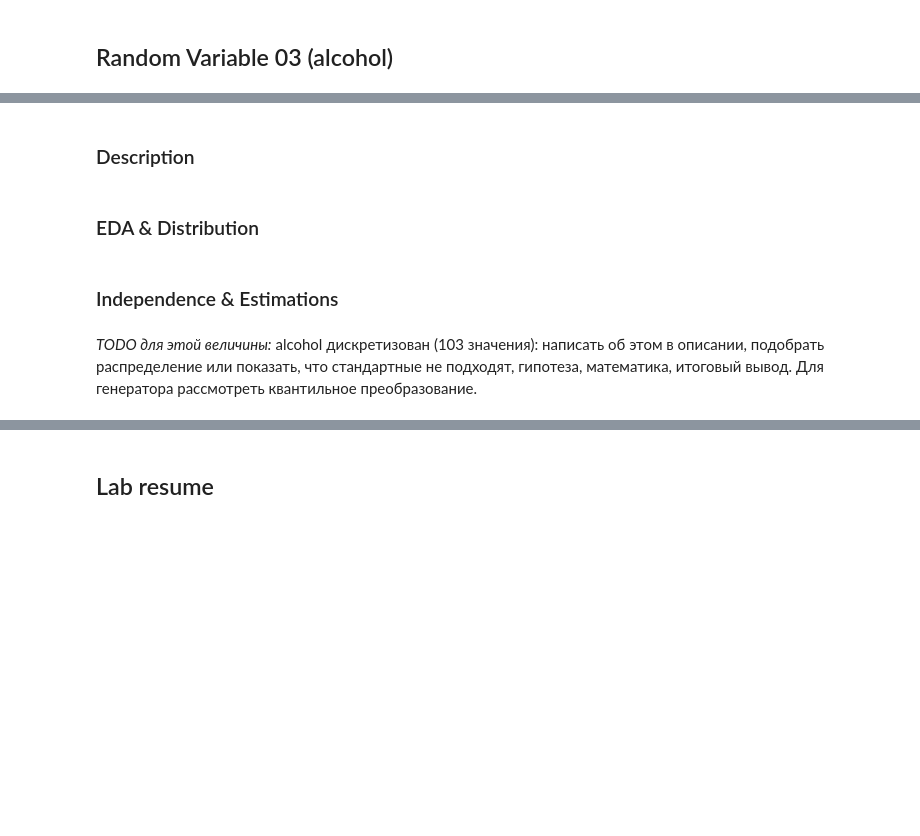
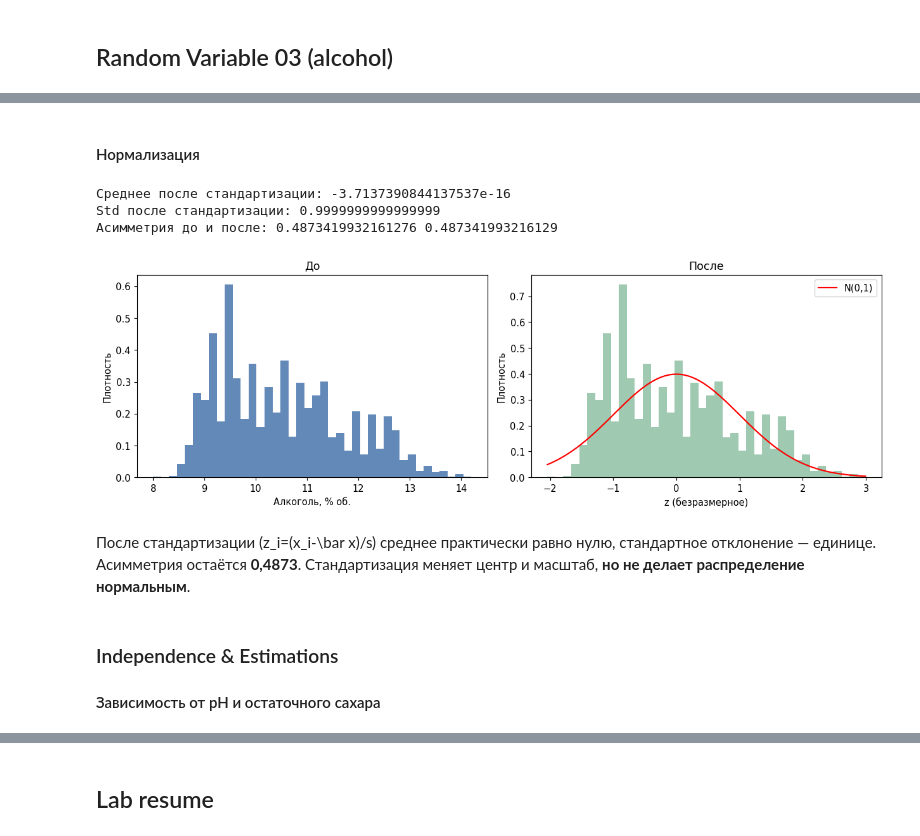
Before and after one commit to cherniak1410-sketch/statistics_lab1, a Jupyter notebook: lab1_restructured.ipynb, the cells around one changed output, grey strips where cells are left out. Drawn from its saved outputs; the diff is of its cells as text; code cells hidden in the pictures; blank space fills up the shorter version.

```diff
--- a/lab1_restructured.ipynb
+++ b/lab1_restructured.ipynb
@@ -577,12 +753,28 @@ pH белого вина можно считать случайной велич
 # %% [markdown]
-
-### Description
+#### Нормализация
-# %% [markdown]
-
-### EDA & Distribution
+# %%
+z=(alcohol-alcohol.mean())/alcohol.std(ddof=1)
+print("Среднее после стандартизации:",z.mean())
+print("Std после стандартизации:",z.std(ddof=1))
+print("Асимметрия до и после:",alcohol.skew(),z.skew())
+fig,axs=plt.subplots(1,2,figsize=(12,4))
+axs[0].hist(a,bins=40,density=True,color="#6389B8")
+axs[0].set(xlabel="Алкоголь, % об.",ylabel="Плотность",title="До")
+axs[1].hist(z,bins=40,density=True,color="#76B391",alpha=.7)
+grid=np.linspace(z.min(),z.max(),300)
+axs[1].plot(grid,stats.norm.pdf(grid),color="red",label="N(0,1)")
+axs[1].set(xlabel="z (безразмерное)",ylabel="Плотность",title="После")
+axs[1].legend()
+plt.tight_layout()
+plt.show()
+# %% [output]
+Среднее после стандартизации: -3.7137390844137537e-16
+Std после стандартизации: 0.9999999999999999
+Асимметрия до и после: 0.4873419932161276 0.487341993216129
+[figure, added]
+# %% [markdown]
+После стандартизации \(z_i=(x_i-\bar x)/s\) среднее практически равно нулю, стандартное отклонение — единице. Асимметрия остаётся **0,4873**. Стандартизация меняет центр и масштаб, **но не делает распределение нормальным**.
 # %% [markdown]
+### Independence & Estimations
 
-
-### Independence & Estimations
+#### Зависимость от pH и остаточного сахара
-# %% [markdown]
-*TODO для этой величины:* alcohol дискретизован (103 значения): написать об этом в описании, подобрать распределение или показать, что стандартные не подходят, гипотеза, математика, итоговый вывод. Для генератора рассмотреть квантильное преобразование.
```
Also changed, not shown: parts of 28 cells of this notebook.
